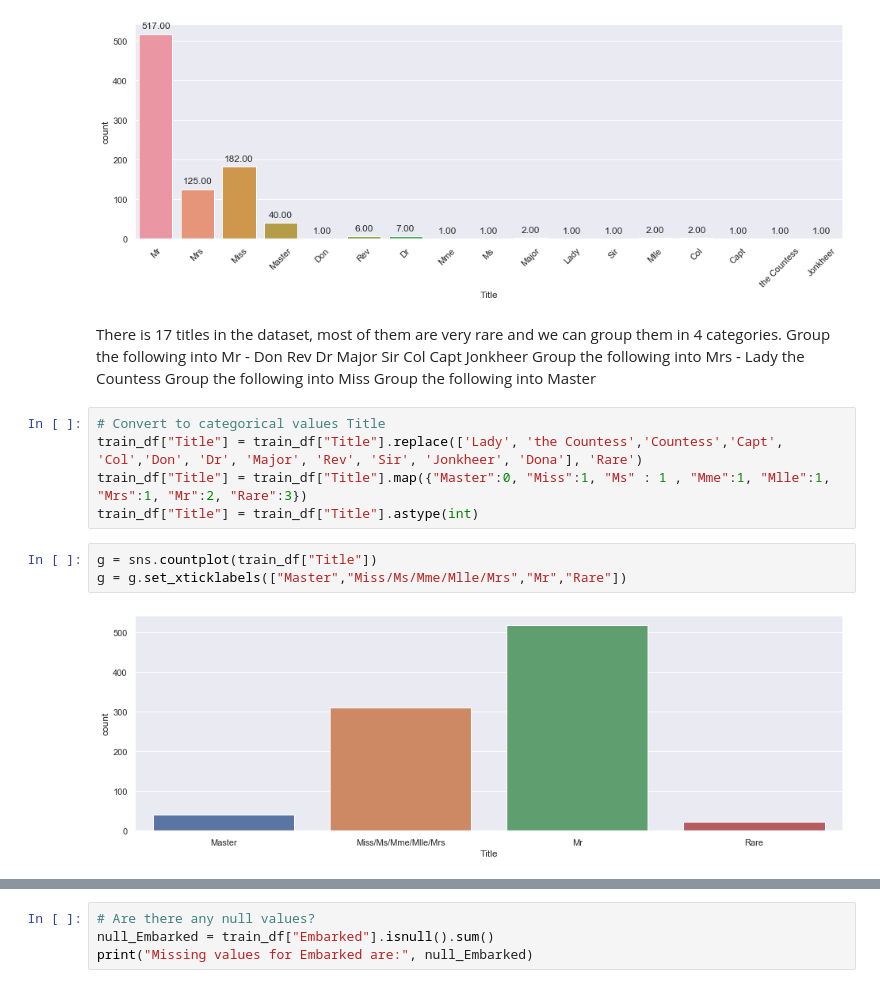
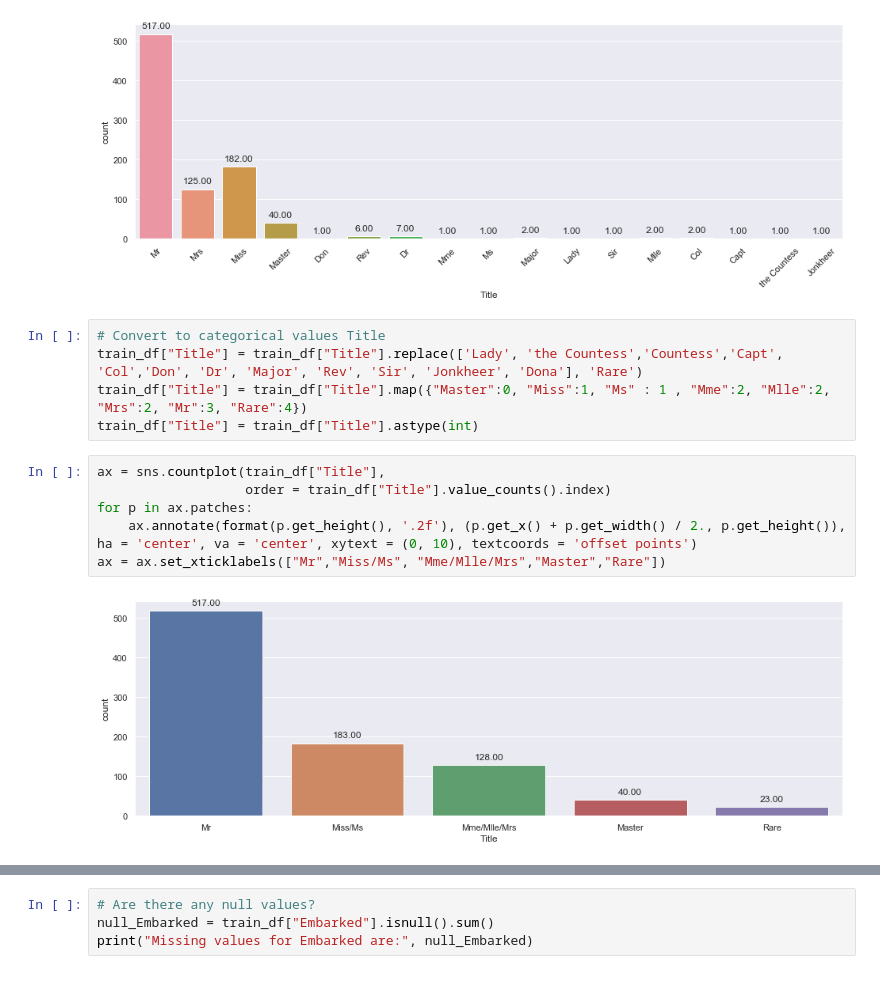
Before and after one commit to analyst8/titanic2020, a Jupyter notebook: titanic.ipynb, the cells around one changed output, grey strips where cells are left out. Cells and saved outputs as stored; diff of their text form.

```diff
--- a/titanic.ipynb
+++ b/titanic.ipynb
@@ -396,29 +395,16 @@ for p in g.patches:
 g = plt.setp(g.get_xticklabels(), rotation=45)
 # %% [output]
 [figure]
-# %% [markdown]
-There is 17 titles in the dataset, most of them are very rare and we can group them in 4 categories.
-Group the following into Mr -
-    Don
-    Rev
-    Dr
-    Major
-    Sir
-    Col
-    Capt
-    Jonkheer
-Group the following into Mrs -
-    Lady
-    the Countess
-Group the following into Miss
-Group the following into Master
 # %%
 # Convert to categorical values Title
 train_df["Title"] = train_df["Title"].replace(['Lady', 'the Countess','Countess','Capt', 'Col','Don', 'Dr', 'Major', 'Rev', 'Sir', 'Jonkheer', 'Dona'], 'Rare')
-train_df["Title"] = train_df["Title"].map({"Master":0, "Miss":1, "Ms" : 1 , "Mme":1, "Mlle":1, "Mrs":1, "Mr":2, "Rare":3})
+train_df["Title"] = train_df["Title"].map({"Master":0, "Miss":1, "Ms" : 1 , "Mme":2, "Mlle":2, "Mrs":2, "Mr":3, "Rare":4})
 train_df["Title"] = train_df["Title"].astype(int)
-# %%
-g = sns.countplot(train_df["Title"])
-g = g.set_xticklabels(["Master","Miss/Ms/Mme/Mlle/Mrs","Mr","Rare"])
-# %% [output]
-[figure, removed]
+# %%
+ax = sns.countplot(train_df["Title"],
+                   order = train_df["Title"].value_counts().index)
+for p in ax.patches:
+    ax.annotate(format(p.get_height(), '.2f'), (p.get_x() + p.get_width() / 2., p.get_height()), ha = 'center', va = 'center', xytext = (0, 10), textcoords = 'offset points')
+ax = ax.set_xticklabels(["Mr","Miss/Ms", "Mme/Mlle/Mrs","Master","Rare"])
+# %% [output]
+[figure, added]
```
Also changed, not shown: parts of 66 cells of this notebook.
